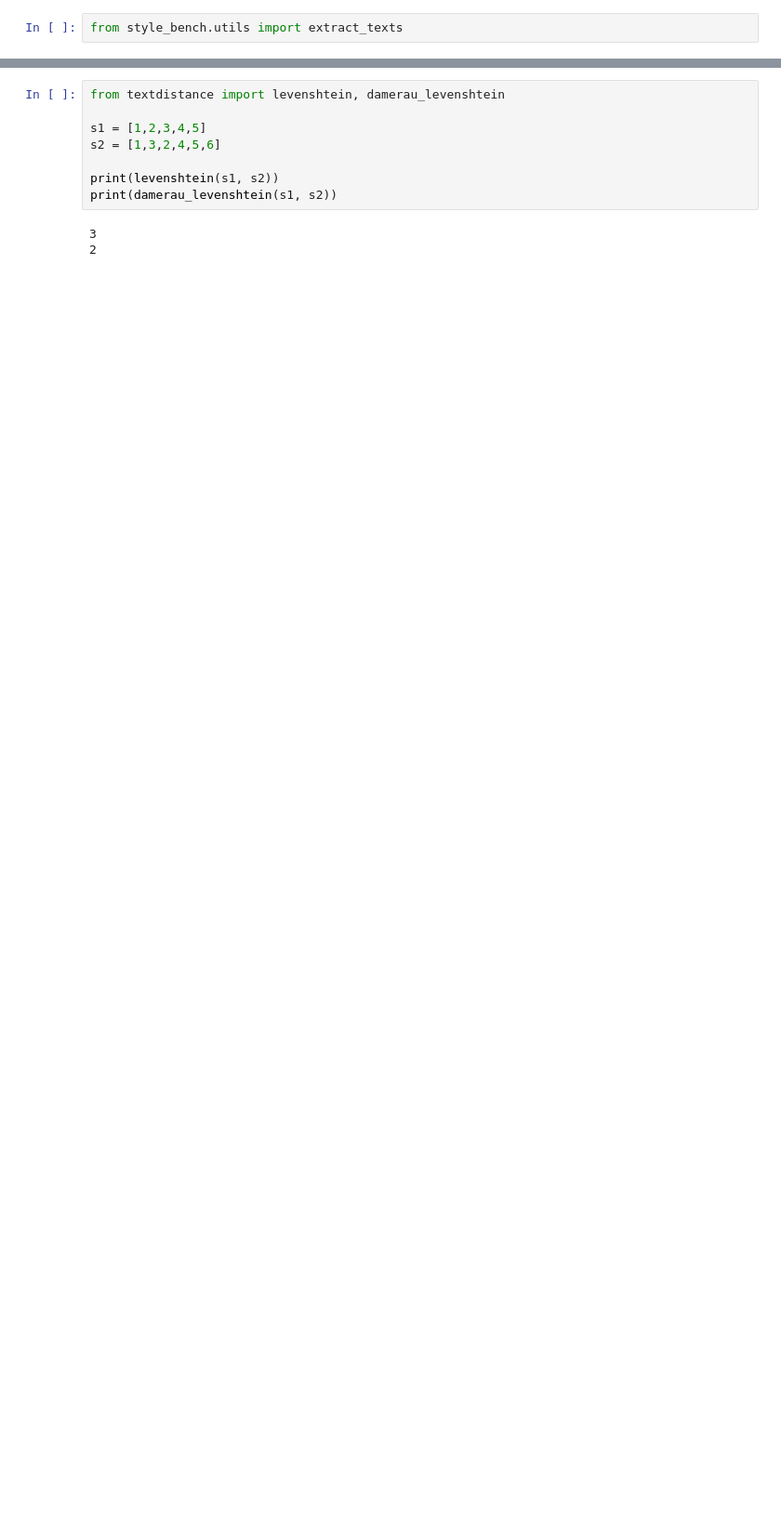
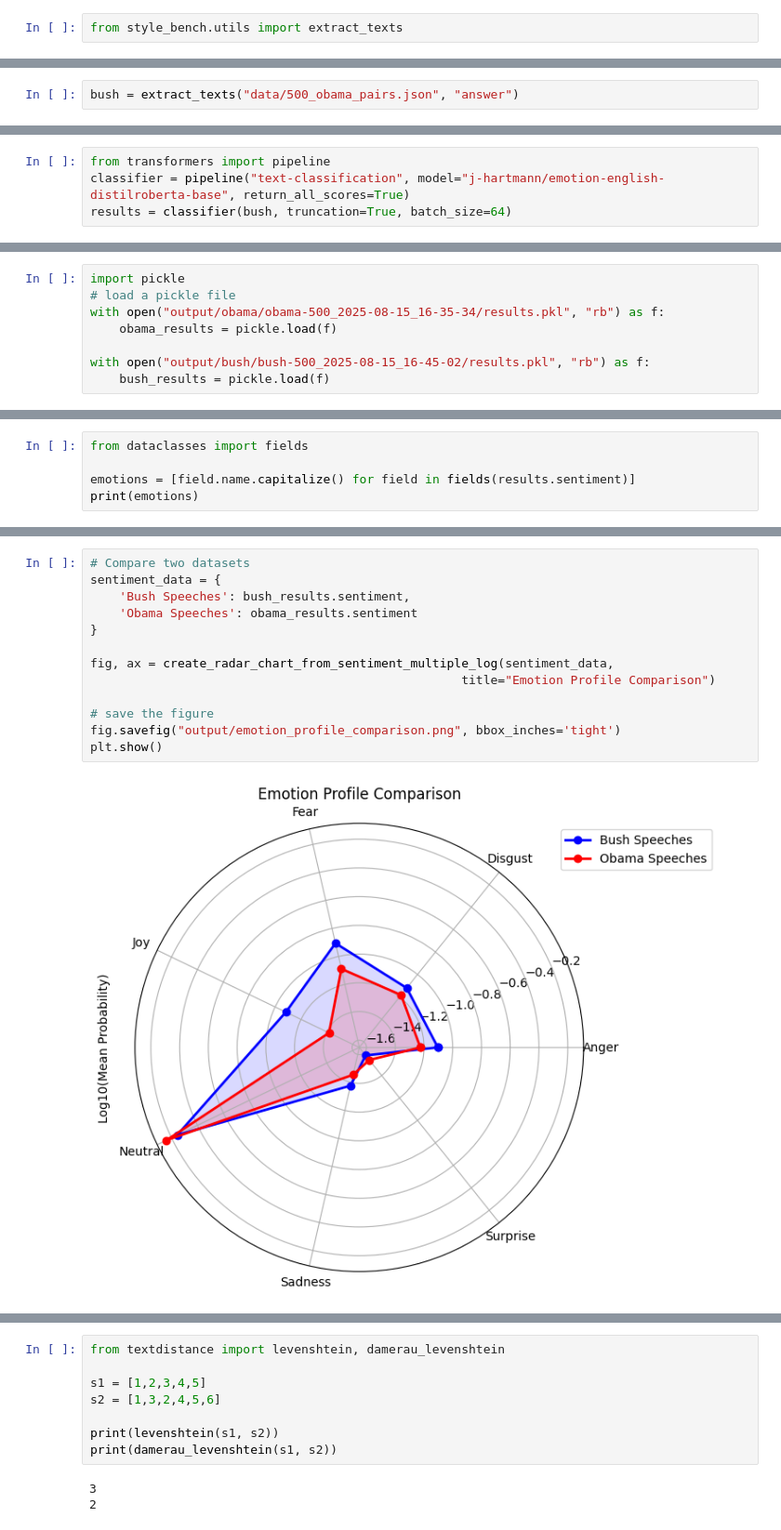
Before and after one commit to rkdan/style-bench, a Jupyter notebook: doodling.ipynb, the cells around one changed output, grey strips where cells are left out. Shown: that part at 93% size. Drawn from its saved outputs; the diff is of its cells as text; blank space fills up the shorter version.

Commit message:
Added sentiment. Lexical analysis done for now.

```diff
--- a/doodling.ipynb
+++ b/doodling.ipynb
@@ -2,0 +31,2 @@ from style_bench.utils import extract_texts
+# %%
+bush = extract_texts("data/500_obama_pairs.json", "answer")
@@ -2,0 +35,4 @@ from style_bench.utils import extract_texts
+# %%
+from transformers import pipeline
+classifier = pipeline("text-classification", model="j-hartmann/emotion-english-distilroberta-base", return_all_scores=True)
+results = classifier(bush, truncation=True, batch_size=64)
@@ -2,0 +41,8 @@ from style_bench.utils import extract_texts
+# %%
+import pickle
+# load a pickle file
+with open("output/obama/obama-500_2025-08-15_16-35-34/results.pkl", "rb") as f:
+    obama_results = pickle.load(f)
+
+with open("output/bush/bush-500_2025-08-15_16-45-02/results.pkl", "rb") as f:
+    bush_results = pickle.load(f)
@@ -2,0 +69,5 @@ from style_bench.utils import extract_texts
+# %%
+from dataclasses import fields
+
+emotions = [field.name.capitalize() for field in fields(results.sentiment)]
+print(emotions)
@@ -2,0 +123,15 @@ from style_bench.utils import extract_texts
+# %%
+# Compare two datasets
+sentiment_data = {
+    'Bush Speeches': bush_results.sentiment,
+    'Obama Speeches': obama_results.sentiment
+}
+
+fig, ax = create_radar_chart_from_sentiment_multiple_log(sentiment_data,
+                                                   title="Emotion Profile Comparison")
+
+# save the figure
+fig.savefig("output/emotion_profile_comparison.png", bbox_inches='tight')
+plt.show()
+# %% [output]
+[figure, added]
```
Also changed, not shown: parts of 13 cells of this notebook, 8 other files.
